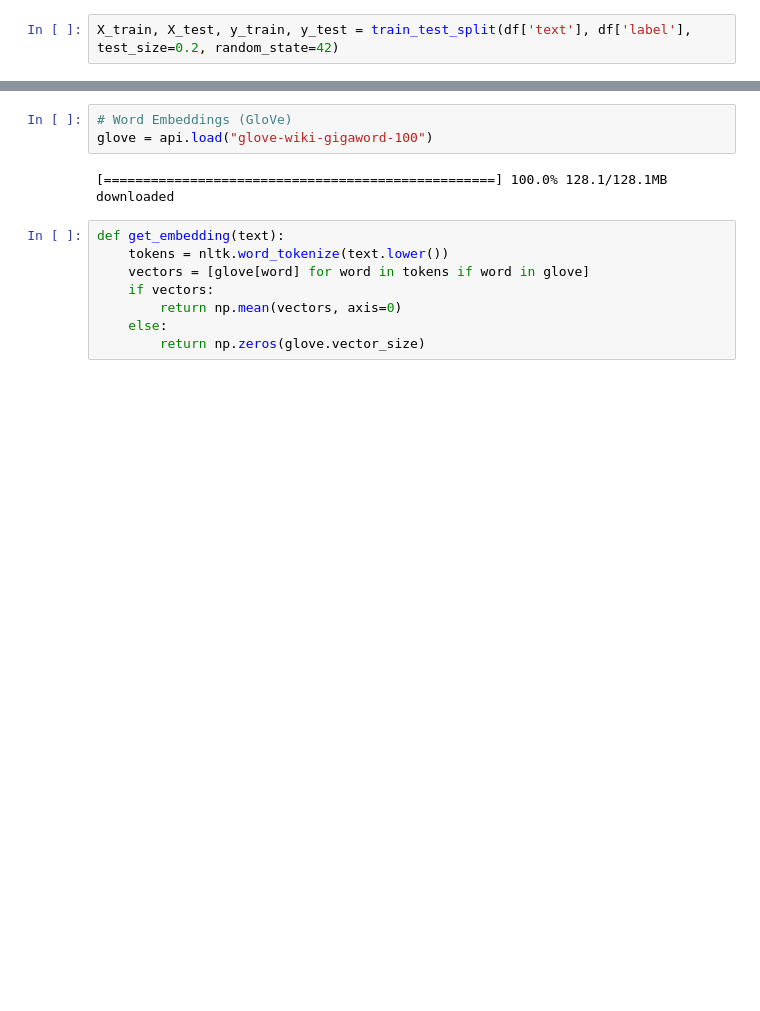
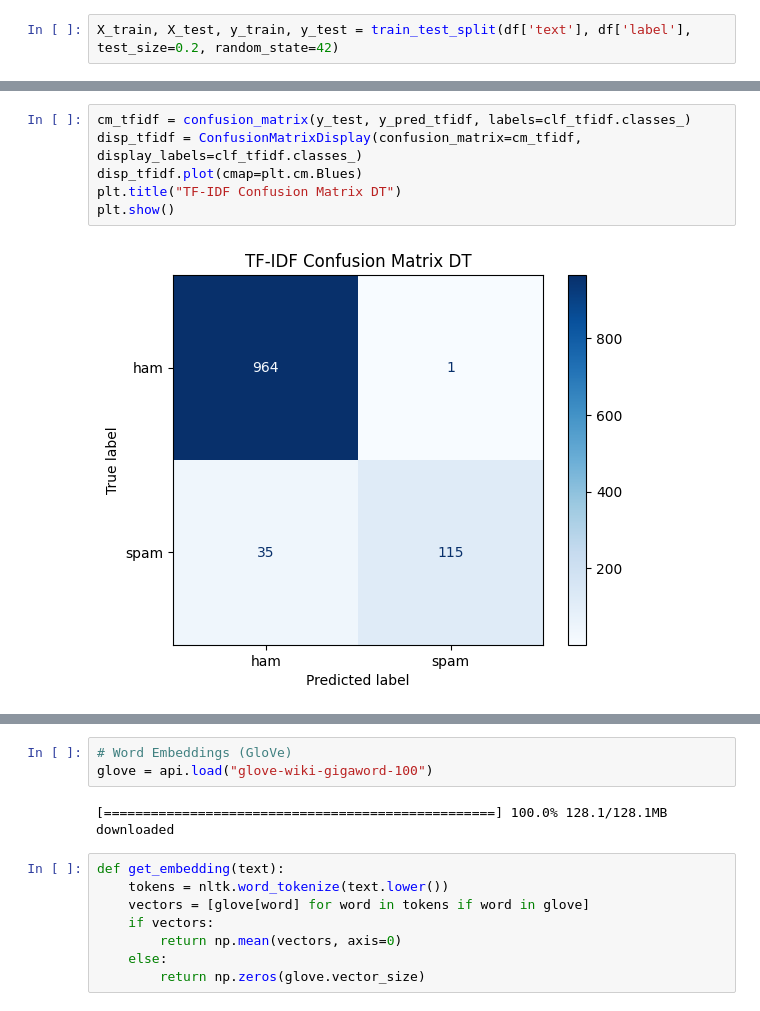
Before and after one commit to Ssspoke/SMS_Spam, a Jupyter notebook: spam_colab.ipynb, the cells around one changed output, grey strips where cells are left out. Drawn from its saved outputs; the diff is of its cells as text; blank space fills up the shorter version.

```diff
--- a/spam_colab.ipynb
+++ b/spam_colab.ipynb
@@ -95,3 +142,11 @@ X_train, X_test, y_train, y_test = train_test_split(df['text'], df['label'], tes
+# %%
+cm_tfidf = confusion_matrix(y_test, y_pred_tfidf, labels=clf_tfidf.classes_)
+disp_tfidf = ConfusionMatrixDisplay(confusion_matrix=cm_tfidf, display_labels=clf_tfidf.classes_)
+disp_tfidf.plot(cmap=plt.cm.Blues)
+plt.title("TF-IDF Confusion Matrix DT")
+plt.show()
+# %% [output]
+[figure, added]
 # %%
 # RandomForestClassifier
 # Применение TF-IDF преобразования к данным
```
Also changed, not shown: parts of 8 cells of this notebook.
